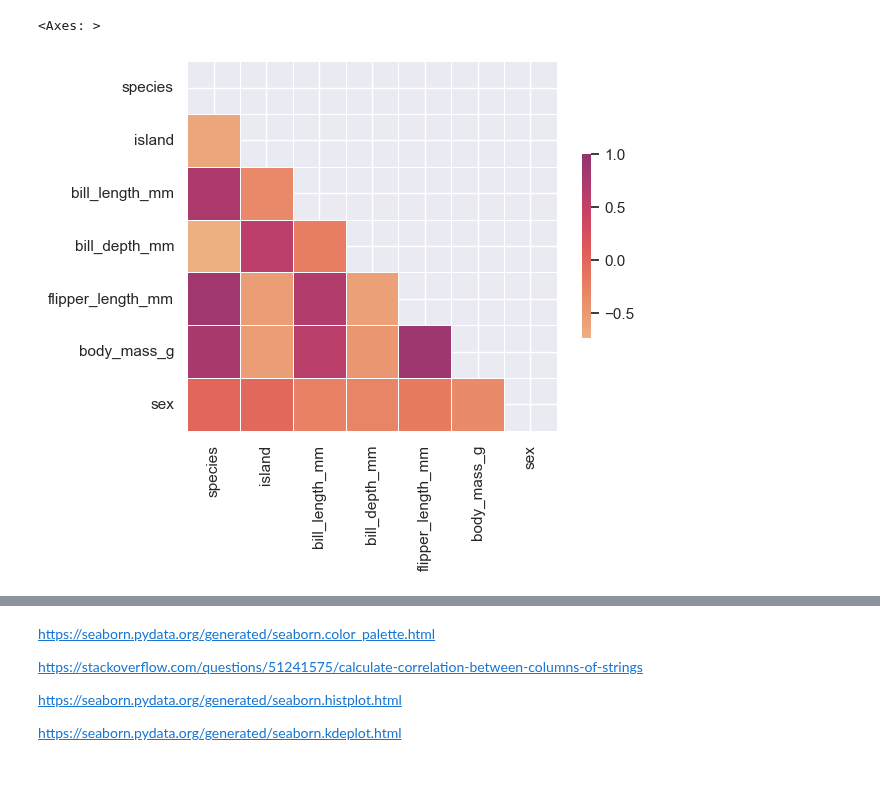
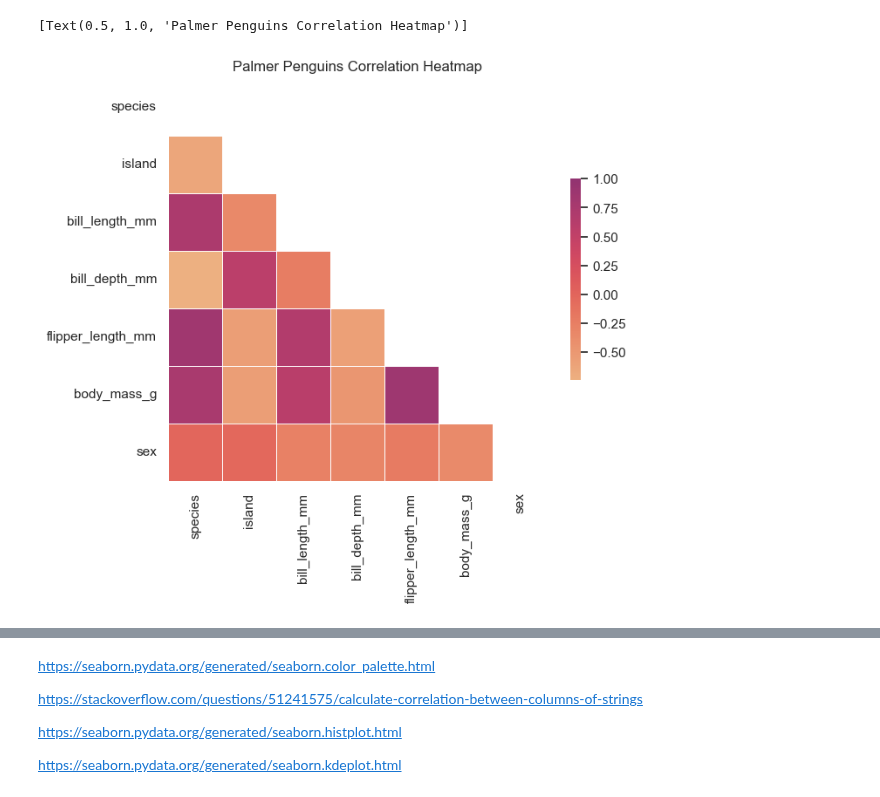
Before and after one commit to saingersoll/squirrel-gurlz, a Jupyter notebook: nbs/kristina_squirrels.ipynb, the cells around one changed output, grey strips where cells are left out. Cells and saved outputs as stored; diff of their text form; code cells hidden in the pictures.

```diff
--- a/nbs/kristina_squirrels.ipynb
+++ b/nbs/kristina_squirrels.ipynb
@@ -24,16 +24,16 @@ penguins.corr()
 # %%
-# Compute the correlation matrix
-corr = penguins.corr()
+#set theme style
+sns.set_theme(style = "white")
+plt.subplots(figsize=(7, 6))
 
-# Generate a mask for the upper triangle
+# Create mask for upper triangle (hides mirrored/symetric portion of heatmap)
 mask = np.triu(np.ones_like(corr, dtype=bool))
 
-# Generate a custom diverging colormap
+# Create a custom diverging colormap
 cmap = sns.color_palette("flare", as_cmap=True)
 
-# Draw the heatmap with the mask and correct aspect ratio
-sns.heatmap(corr, mask=mask, cmap=cmap, vmax=1, center=0.5,
-            square=True, linewidths=.5, cbar_kws={"shrink": .5})
+# Create masked heatmap, max/highest density variable set to 1, center variable set to 0.5, set linewidth as .5, shrank size of colorbar to .5
+sns.heatmap(corr, mask=mask, cmap=cmap, vmax=1, center=0.5, linewidths=.5, cbar_kws={"shrink": .5}).set(title= "Palmer Penguins Correlation Heatmap")
 # %% [output]
-<Axes: >
+[Text(0.5, 1.0, 'Palmer Penguins Correlation Heatmap')]
-[figure, old version]
+[figure, new version]
```
Also changed, not shown: parts of 5 cells of this notebook.
